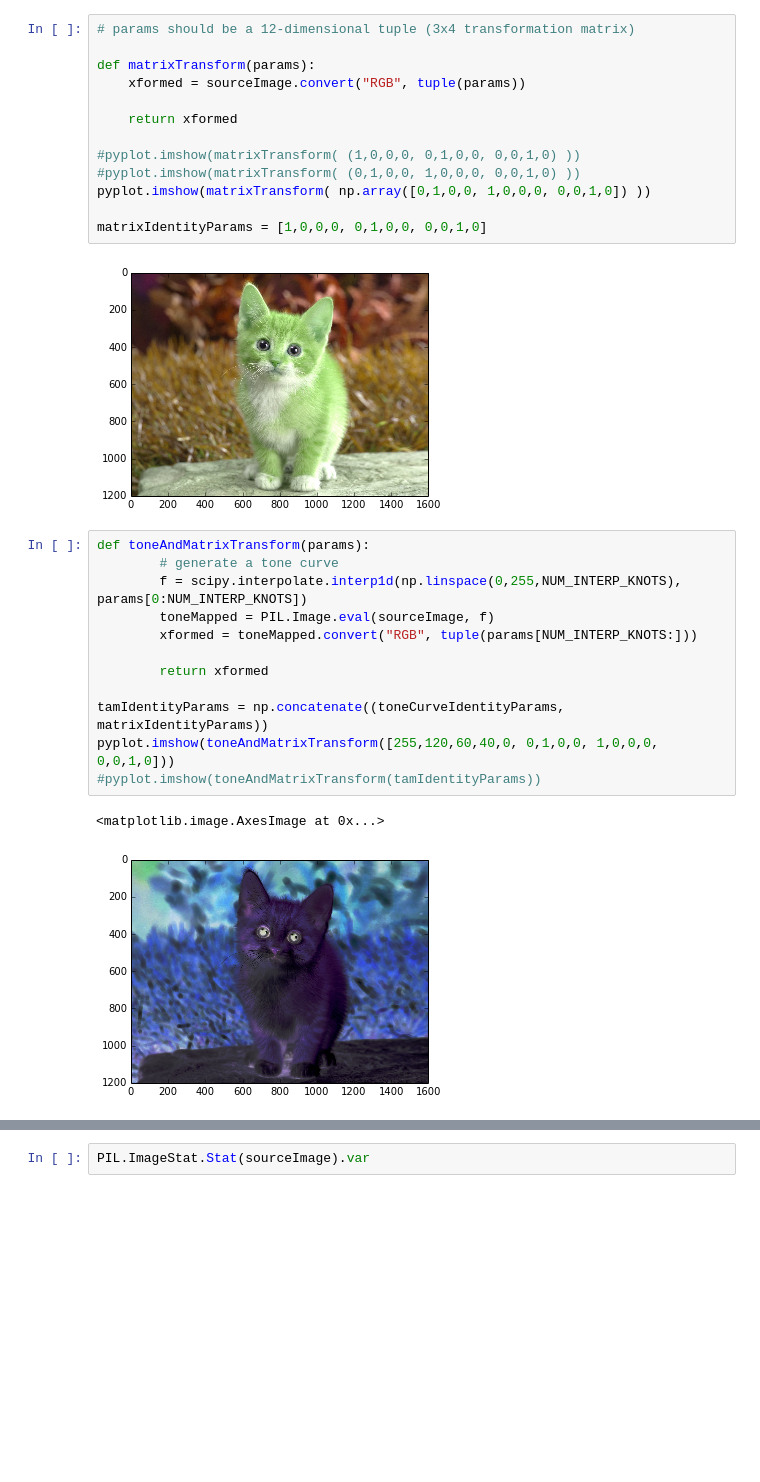
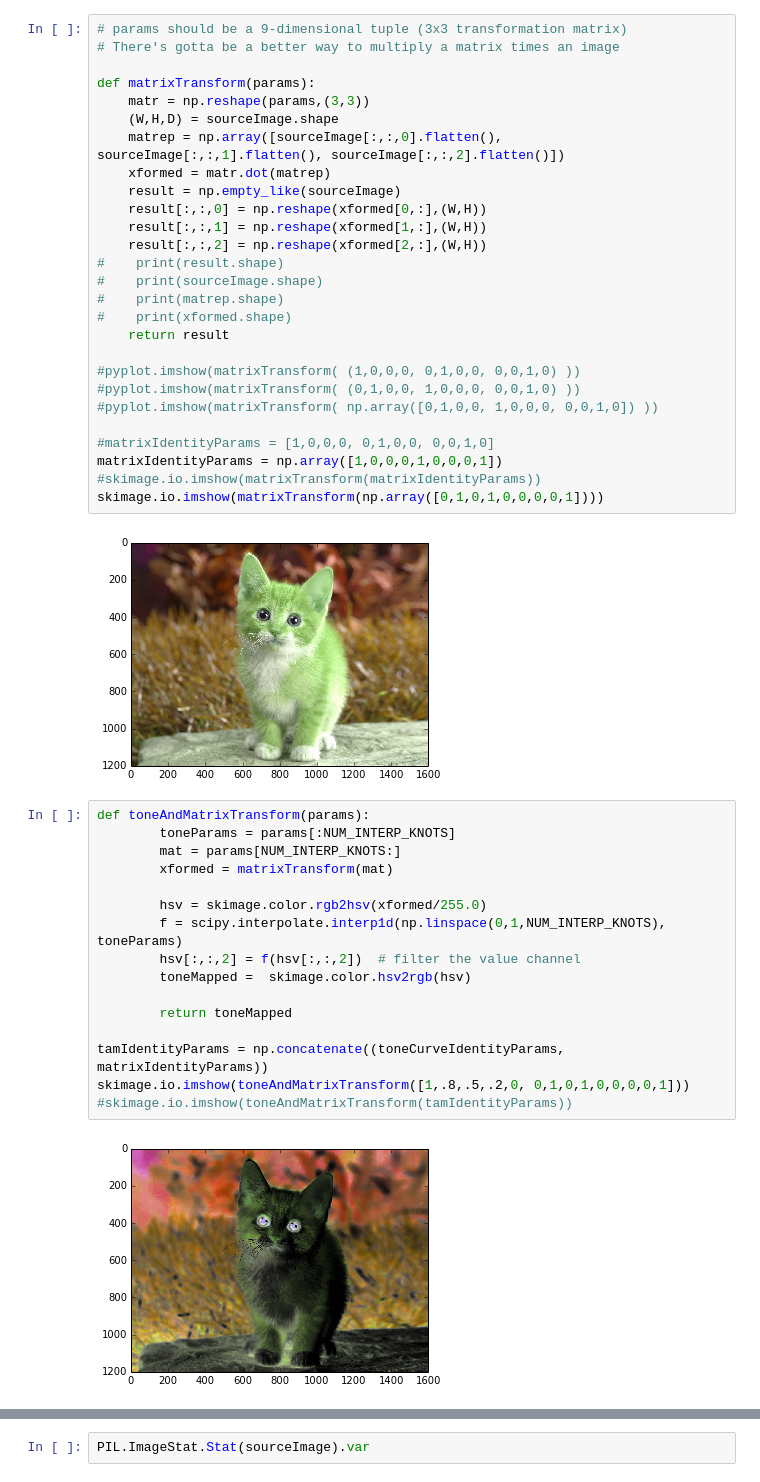
Before and after one commit to hertzmann/vislab, a Jupyter notebook: notebooks/imageRestyle.ipynb, the cells around one changed output, grey strips where cells are left out. Drawn from its saved outputs; the diff is of its cells as text; blank space fills up the shorter version.

Commit message:
first version of imageRestyle

```diff
--- a/notebooks/imageRestyle.ipynb
+++ b/notebooks/imageRestyle.ipynb
@@ -61,32 +186,49 @@ pyplot.imshow(toneCurveTransform([255,120,60,40,0]))
 # %%
-# params should be a 12-dimensional tuple (3x4 transformation matrix)
+# params should be a 9-dimensional tuple (3x3 transformation matrix)
+# There's gotta be a better way to multiply a matrix times an image
 
 def matrixTransform(params):
-    xformed = sourceImage.convert("RGB", tuple(params))
-
-    return xformed
+    matr = np.reshape(params,(3,3))
+    (W,H,D) = sourceImage.shape
+    matrep = np.array([sourceImage[:,:,0].flatten(), sourceImage[:,:,1].flatten(), sourceImage[:,:,2].flatten()])
+    xformed = matr.dot(matrep)
+    result = np.empty_like(sourceImage)
+    result[:,:,0] = np.reshape(xformed[0,:],(W,H))
+    result[:,:,1] = np.reshape(xformed[1,:],(W,H))
+    result[:,:,2] = np.reshape(xformed[2,:],(W,H))
+#    print(result.shape)
+#    print(sourceImage.shape)
+#    print(matrep.shape)
+#    print(xformed.shape)
+    return result
 
 #pyplot.imshow(matrixTransform( (1,0,0,0, 0,1,0,0, 0,0,1,0) ))
 #pyplot.imshow(matrixTransform( (0,1,0,0, 1,0,0,0, 0,0,1,0) ))
-pyplot.imshow(matrixTransform( np.array([0,1,0,0, 1,0,0,0, 0,0,1,0]) ))
+#pyplot.imshow(matrixTransform( np.array([0,1,0,0, 1,0,0,0, 0,0,1,0]) ))
 
-matrixIdentityParams = [1,0,0,0, 0,1,0,0, 0,0,1,0]
+#matrixIdentityParams = [1,0,0,0, 0,1,0,0, 0,0,1,0]
+matrixIdentityParams = np.array([1,0,0,0,1,0,0,0,1])
+#skimage.io.imshow(matrixTransform(matrixIdentityParams))
+skimage.io.imshow(matrixTransform(np.array([0,1,0,1,0,0,0,0,1])))
 # %% [output]
 [figure]
 # %%
 def toneAndMatrixTransform(params):
-        # generate a tone curve
-        f = scipy.interpolate.interp1d(np.linspace(0,255,NUM_INTERP_KNOTS), params[0:NUM_INTERP_KNOTS])
-        toneMapped = PIL.Image.eval(sourceImage, f)
-        xformed = toneMapped.convert("RGB", tuple(params[NUM_INTERP_KNOTS:]))
+        toneParams = params[:NUM_INTERP_KNOTS]
+        mat = params[NUM_INTERP_KNOTS:]
+        xformed = matrixTransform(mat)
 
-        return xformed
+        hsv = skimage.color.rgb2hsv(xformed/255.0)
+        f = scipy.interpolate.interp1d(np.linspace(0,1,NUM_INTERP_KNOTS), toneParams)
+        hsv[:,:,2] = f(hsv[:,:,2])  # filter the value channel
+        toneMapped =  skimage.color.hsv2rgb(hsv)
+
+        return toneMapped
 
 tamIdentityParams = np.concatenate((toneCurveIdentityParams, matrixIdentityParams))
-pyplot.imshow(toneAndMatrixTransform([255,120,60,40,0, 0,1,0,0, 1,0,0,0, 0,0,1,0]))
-#pyplot.imshow(toneAndMatrixTransform(tamIdentityParams))
+skimage.io.imshow(toneAndMatrixTransform([1,.8,.5,.2,0, 0,1,0,1,0,0,0,0,1]))
+#skimage.io.imshow(toneAndMatrixTransform(tamIdentityParams))
 # %% [output]
-<matplotlib.image.AxesImage at 0x...>
-[figure, old version]
+[figure, new version]
 # %% [markdown]
 #
```
Also changed, not shown: parts of 17 cells of this notebook.
